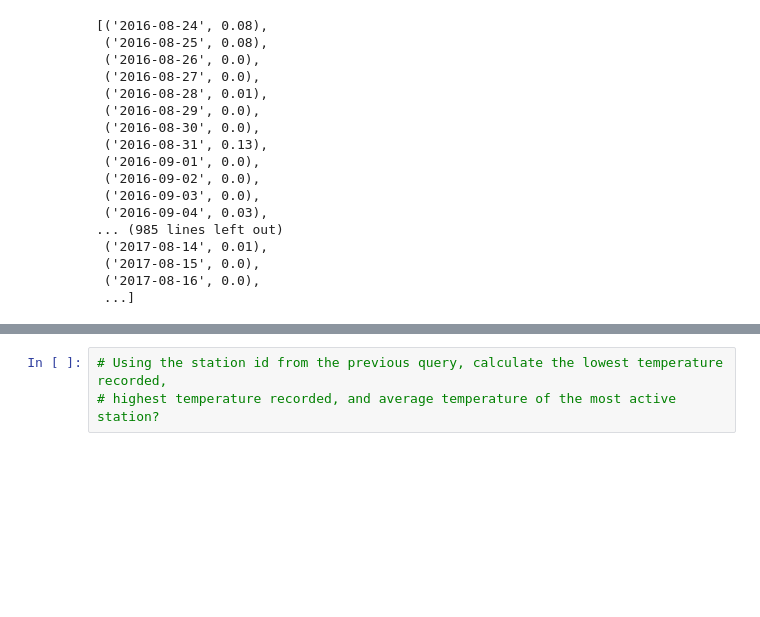
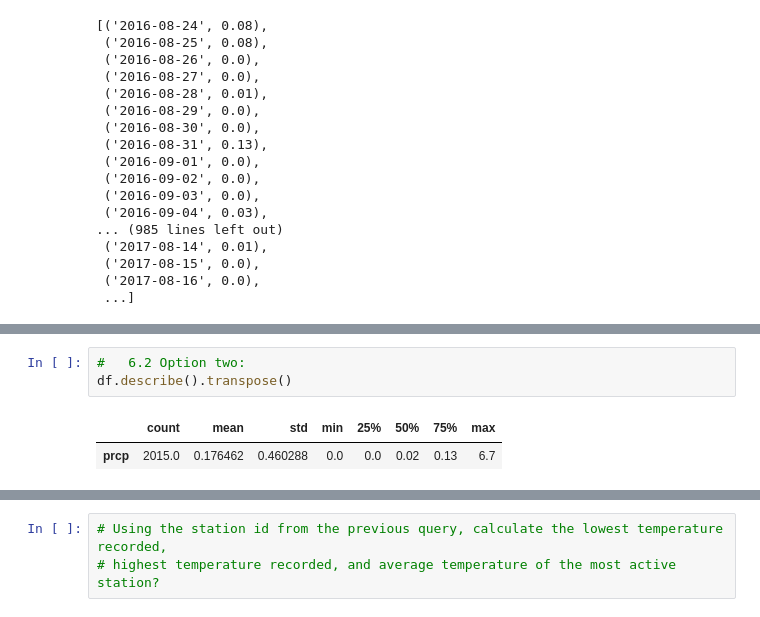
Before and after one commit to JorgeArV/SQLAlchemy_Flask_App_Climate_Analysis, a Jupyter notebook: climate_starter.ipynb, the cells around one changed output, grey strips where cells are left out. Saved outputs shown, nothing was run; the diff lists cells and outputs as text; blank space fills up the shorter version.

```diff
--- a/climate_starter.ipynb
+++ b/climate_starter.ipynb
@@ -100,0 +134,6 @@ AttributeError: 'list' object has no attribute 'statement'
+# %%
+#   6.2 Option two:
+df.describe().transpose()
+# %% [output]
+|  | count | mean | std | min | 25% | 50% | 75% | max |
+| prcp | 2015.0 | 0.176462 | 0.460288 | 0.0 | 0.0 | 0.02 | 0.13 | 6.7 |
```
Also changed, not shown: parts of 18 cells of this notebook.
